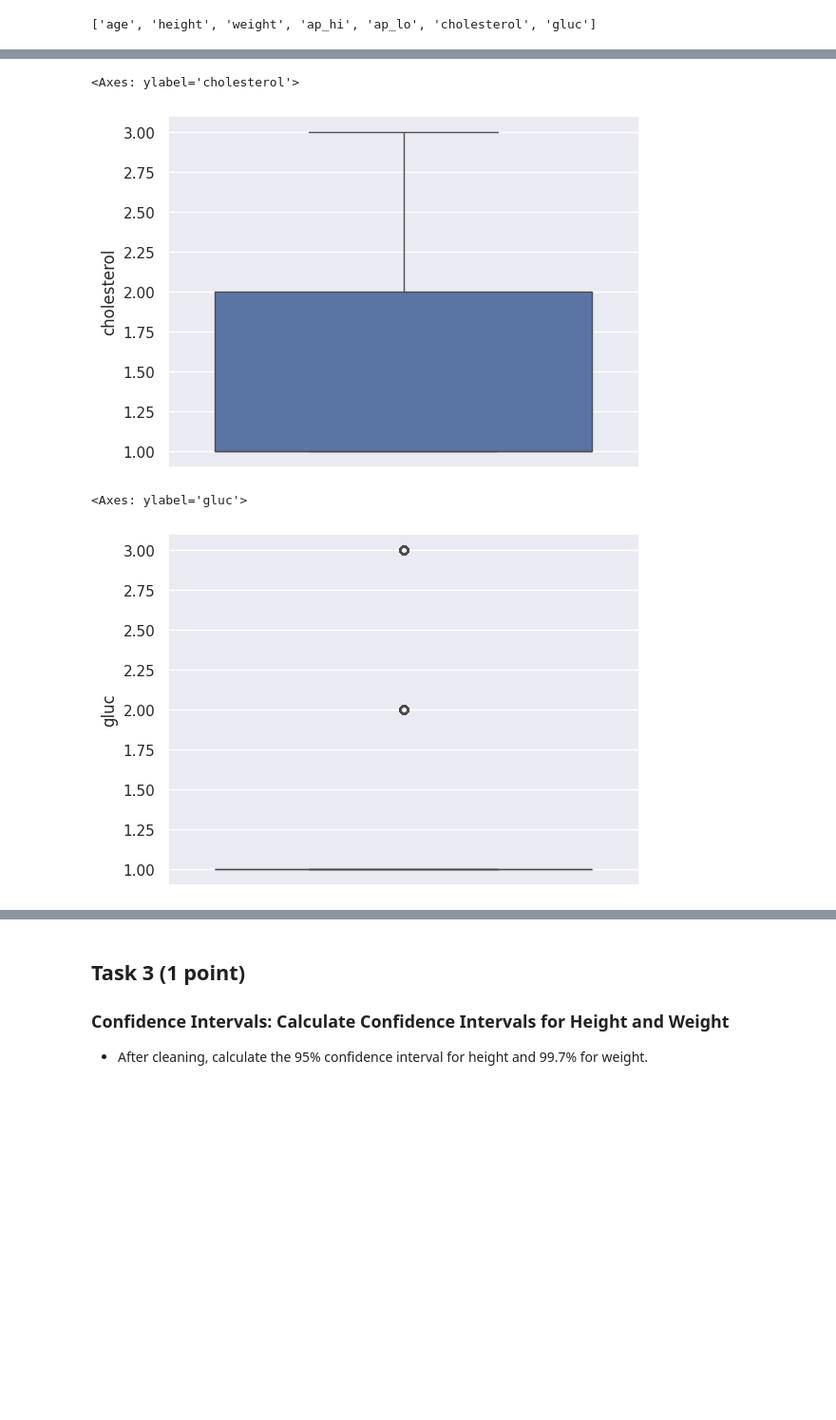
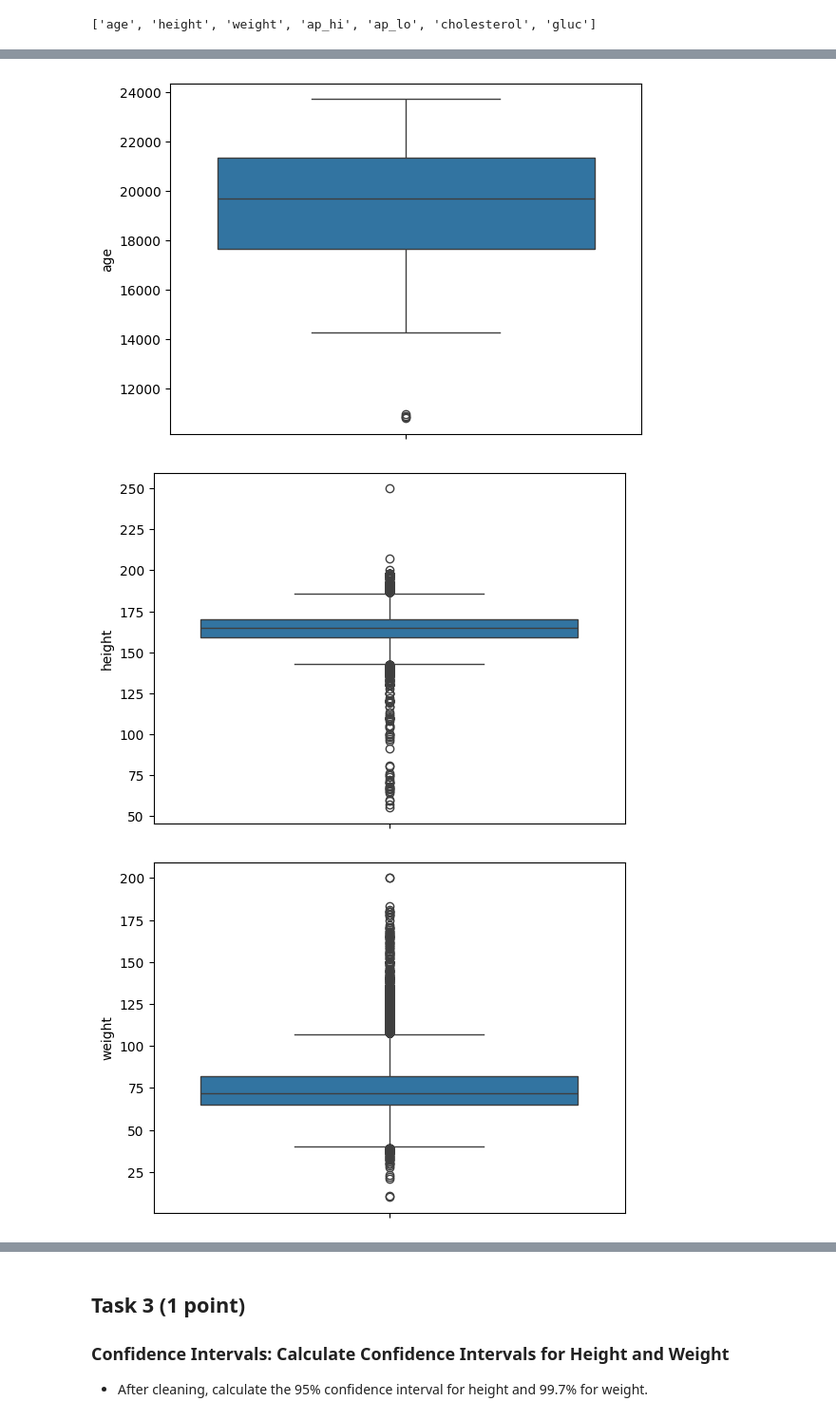
Before and after one commit to abdelrehman99/EPIC-Program, a Jupyter notebook: Data_Science/MidTerm/mid-term-AbdelrehmanMamdouh.ipynb, the cells around one changed output, grey strips where cells are left out. Shown at 95% size. Saved outputs shown, nothing was run; the diff lists cells and outputs as text; code cells hidden in the pictures; blank space fills up the shorter version.

```diff
--- a/Data_Science/MidTerm/mid-term-AbdelrehmanMamdouh.ipynb
+++ b/Data_Science/MidTerm/mid-term-AbdelrehmanMamdouh.ipynb
@@ -100,5 +106,3 @@ for index in df.columns:
 print(non_binary)
 # %% [output]
 ['age', 'height', 'weight', 'ap_hi', 'ap_lo', 'cholesterol', 'gluc']
-# %%
-df[df < 0] = 0
@@ -130,10 +108,0 @@ sns.boxplot(data=df['ap_lo'])
-# %%
-sns.boxplot(data=df['cholesterol'])
-# %% [output]
-<Axes: ylabel='cholesterol'>
-[figure, removed]
-# %%
-sns.boxplot(data=df['gluc'])
-# %% [output]
-<Axes: ylabel='gluc'>
-[figure, removed]
@@ -139,0 +111,8 @@ sns.boxplot(data=df['gluc'])
+# %%
+for column in non_binary:
+    sns.boxplot(data=df[column])
+    plt.show()
+# %% [output]
+[figure, added]
+[figure, added]
+[figure, added]
```
Also changed, not shown: parts of 20 cells of this notebook, 3 other files.
